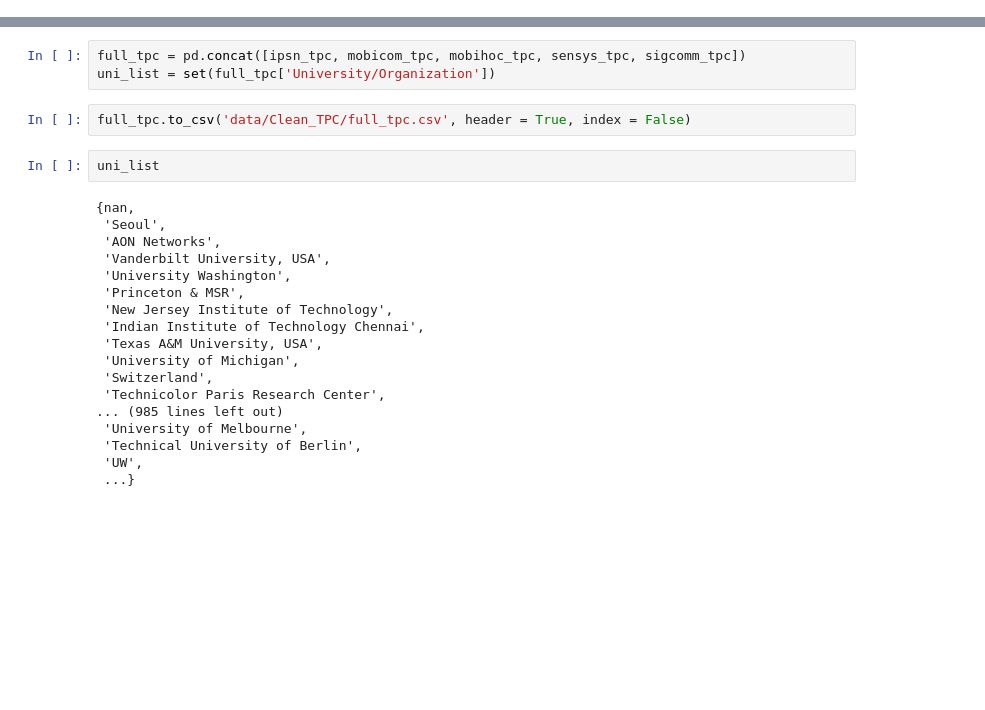
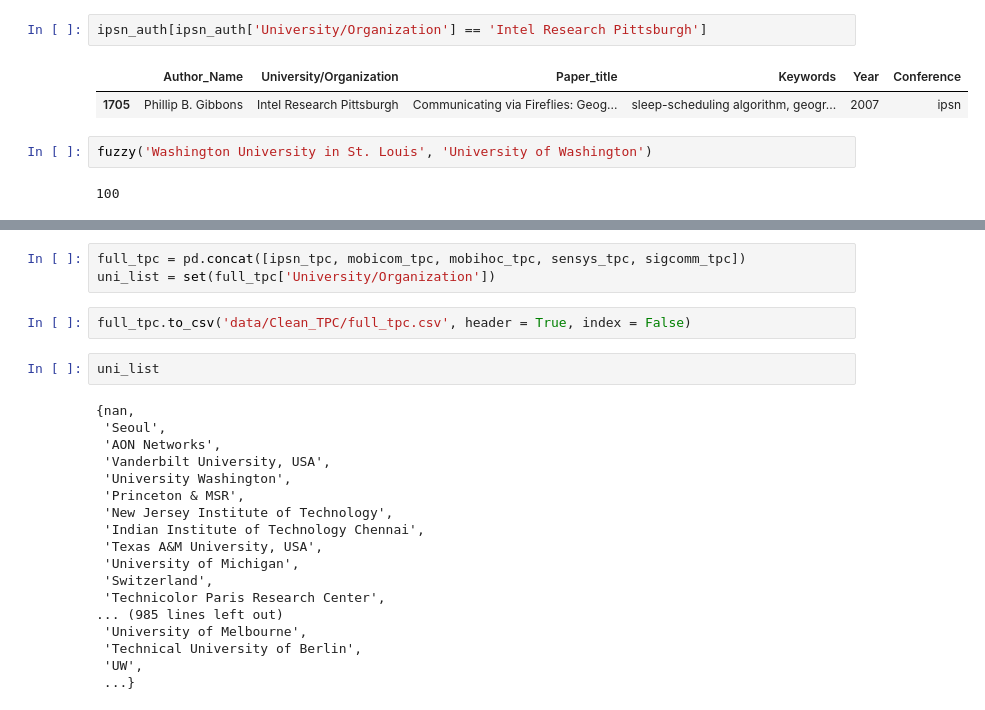
Before and after one commit to MistryWoman/Dashboard, a Jupyter notebook: Fuzzy.ipynb, the cells around one changed output, grey strips where cells are left out. Drawn from its saved outputs; the diff is of its cells as text; blank space fills up the shorter version.

```diff
--- a/Bubble.ipynb
+++ b/Fuzzy.ipynb
@@ -53,0 +132,9 @@ sigcomm_tpc = pd.read_csv('data/Clean_TPC/sigcomm_clean.csv')
+# %%
+ipsn_auth[ipsn_auth['University/Organization'] == 'Intel Research Pittsburgh']
+# %% [output]
+|  | Author_Name | University/Organization | Paper_title | Keywords | Year | Conference |
+| 1705 | Phillip B. Gibbons | Intel Research Pittsburgh | Communicating via Fireflies: Geog... | sleep-scheduling algorithm, geogr... | 2007 | ipsn |
+# %%
+fuzzy('Washington University in St. Louis', 'University of Washington')
+# %% [output]
+100
```
Also changed, not shown: parts of 12 cells of this notebook.
